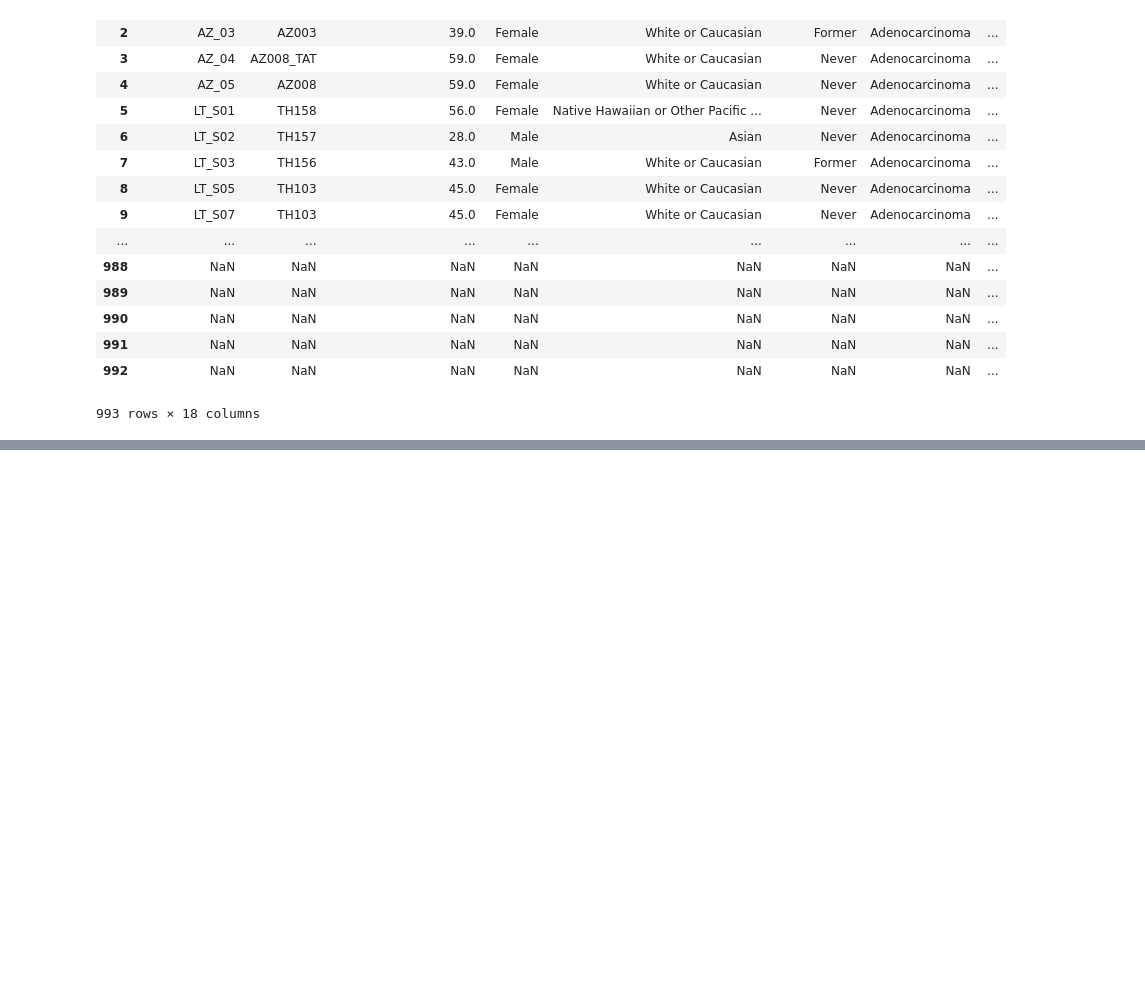
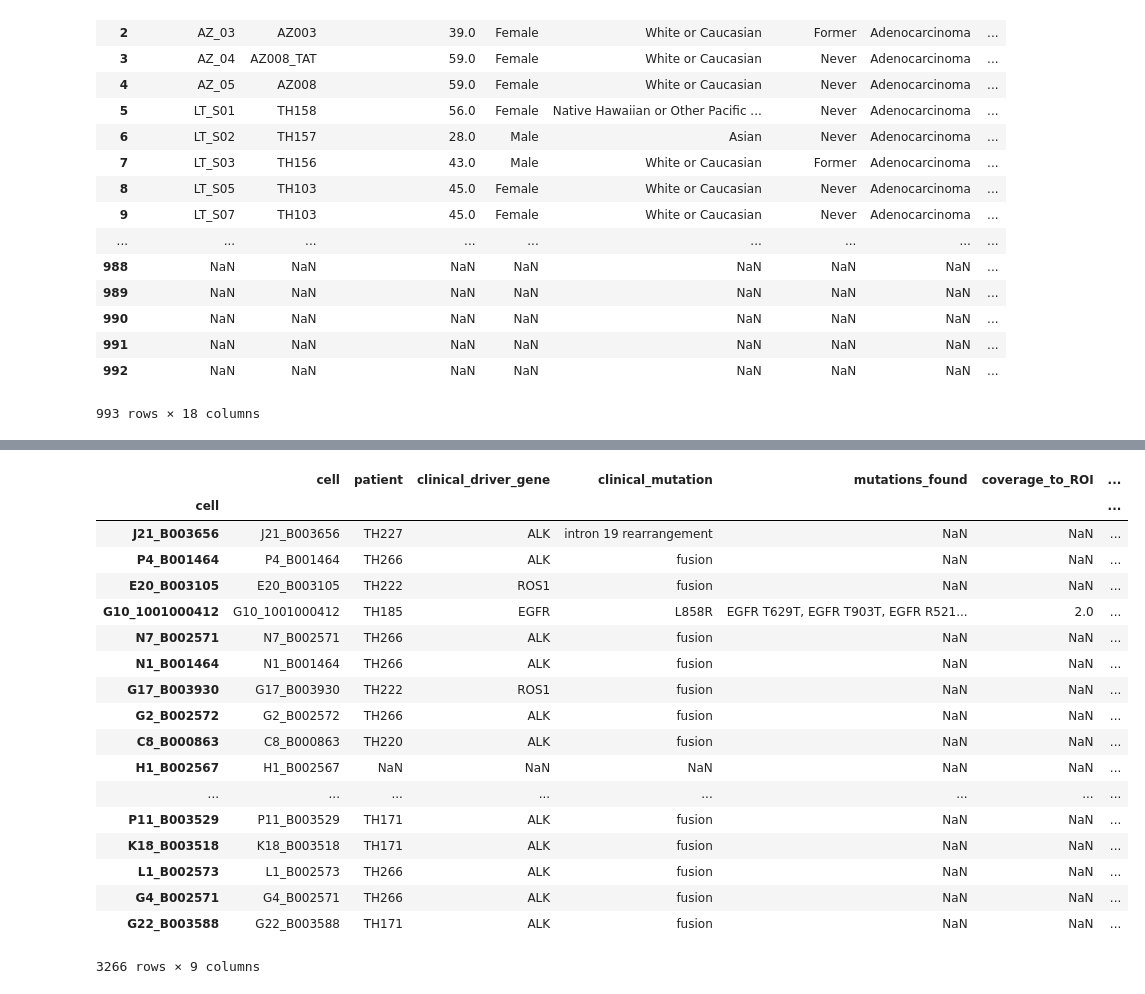
Before and after one commit to lincoln-harris/process_new_cells, a Jupyter notebook: validation_tables/create_validation_table.ipynb, the cells around one changed output, grey strips where cells are left out. Cells and saved outputs as stored; diff of their text form; code cells hidden in the pictures; blank space fills up the shorter version.

```diff
--- a/validation_tables/create_validation_table.ipynb
+++ b/validation_tables/create_validation_table.ipynb
@@ -154,0 +370,22 @@ cell
+# %%
+valtable_52219[valtable_52219.coverage_to_ROI != 0.0]
+# %% [output]
+|  | cell | patient | clinical_driver_gene | clinical_mutation | mutations_found | coverage_to_ROI | ... |
+| cell |  |  |  |  |  |  | ... |
+| J21_B003656 | J21_B003656 | TH227 | ALK | intron 19 rearrangement | NaN | NaN | ... |
+| P4_B001464 | P4_B001464 | TH266 | ALK | fusion | NaN | NaN | ... |
+| E20_B003105 | E20_B003105 | TH222 | ROS1 | fusion | NaN | NaN | ... |
+| G10_1001000412 | G10_1001000412 | TH185 | EGFR | L858R | EGFR T629T, EGFR T903T, EGFR R521... | 2.0 | ... |
+| N7_B002571 | N7_B002571 | TH266 | ALK | fusion | NaN | NaN | ... |
+| N1_B001464 | N1_B001464 | TH266 | ALK | fusion | NaN | NaN | ... |
+| G17_B003930 | G17_B003930 | TH222 | ROS1 | fusion | NaN | NaN | ... |
+| G2_B002572 | G2_B002572 | TH266 | ALK | fusion | NaN | NaN | ... |
+| C8_B000863 | C8_B000863 | TH220 | ALK | fusion | NaN | NaN | ... |
+| H1_B002567 | H1_B002567 | NaN | NaN | NaN | NaN | NaN | ... |
+| ... | ... | ... | ... | ... | ... | ... | ... |
+| P11_B003529 | P11_B003529 | TH171 | ALK | fusion | NaN | NaN | ... |
+| K18_B003518 | K18_B003518 | TH171 | ALK | fusion | NaN | NaN | ... |
+| L1_B002573 | L1_B002573 | TH266 | ALK | fusion | NaN | NaN | ... |
+| G4_B002571 | G4_B002571 | TH266 | ALK | fusion | NaN | NaN | ... |
+| G22_B003588 | G22_B003588 | TH171 | ALK | fusion | NaN | NaN | ... |
+3266 rows × 9 columns
```
Also changed, not shown: parts of 10 cells of this notebook.
